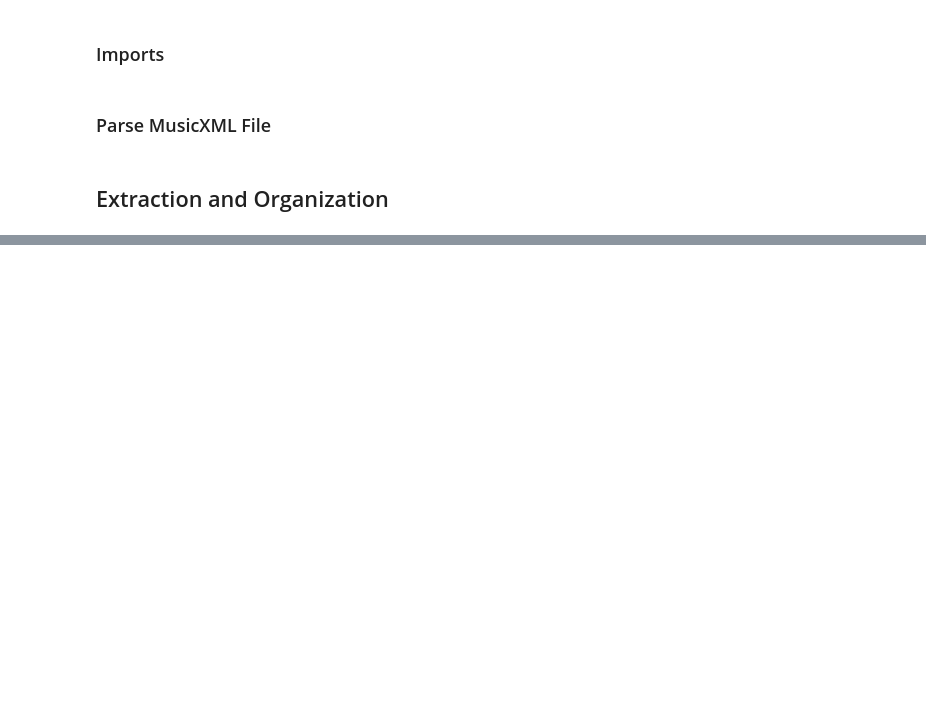
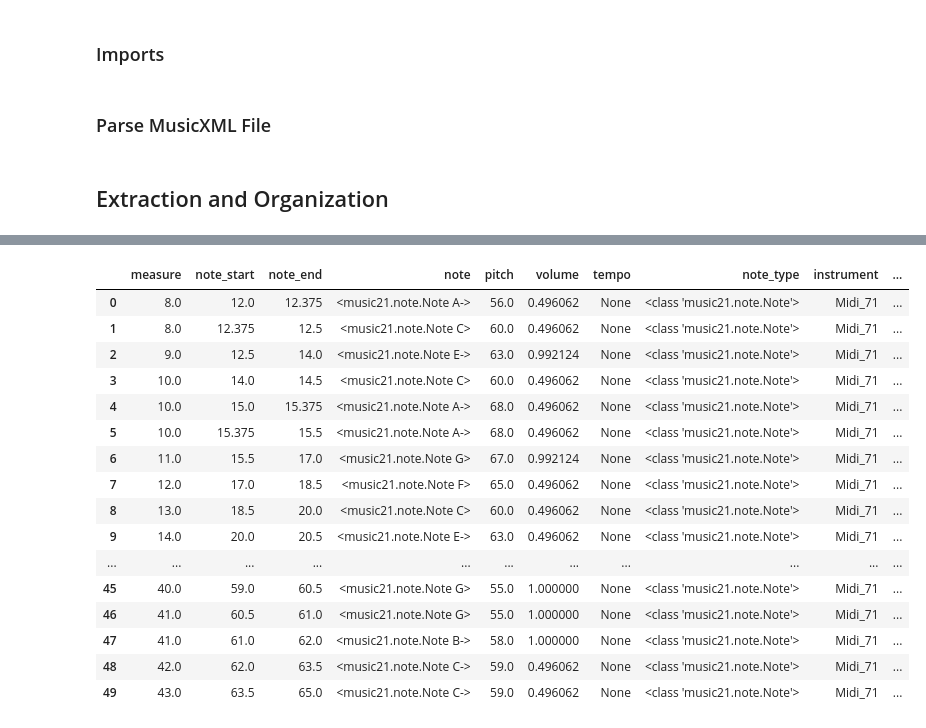
Before and after one commit to taylorakin17/music-visualizer, a Jupyter notebook: src/visualization.ipynb, the cells around one changed output, grey strips where cells are left out. Drawn from its saved outputs; the diff is of its cells as text; code cells hidden in the pictures; blank space fills up the shorter version.

Commit message:
Most recent vis nb with rolling sum

```diff
--- a/src/visualization.ipynb
+++ b/src/visualization.ipynb
@@ -128,0 +107,10 @@ df.groupby(['instrument']).mean()
+# %%
+# get rows where instrument is bassoon and note_type is note or rest
+# df1 = df.loc[(df['instrument'] == 'Midi_71') & (df['note_type'].isin([music21.note.Note, music21.note.Rest]))]
+df1 = df.loc[(df['instrument'] == 'Midi_71') & (df['note_type'] == music21.note.Note)]
+# mark the duplicates of note_start column first occurence
+df1['is_duplicate'] = df1.duplicated(subset='note_start', keep='first')
+df_first_bassoon = df1.loc[df1['is_duplicate'] == False]
+df_first_bassoon.head(10)
+df_first_bassoon.tail(10)
+# df1.plot(x="measure", figsize=(20, 20), subplots=True)
@@ -128,0 +134,44 @@ df.groupby(['instrument']).mean()
+# %%
+# define a function that takes in a row and returns the value for the new column
+def rolling_sum(row):
+    # create a rolling window that includes the current row and 4 rows above and below it
+    window = df_first_bassoon['note_start'].rolling(9, center=True, min_periods=1)
+    # exclude NaN values from the window and calculate the rolling sum
+    # return window.apply(calculate_difficulty).iloc[row.name]
+    # print(row)
+    # print what the window looks like using apply()
+    # window.apply(lambda x: print(x[~np.isnan(x)]))
+
+    return window.apply(lambda x: x[~np.isnan(x)].sum()).iloc[row.name]
+    return window.apply(calculate_difficulty).iloc[row.name]
+
+# translate the calculate_difficulty function into a function for use with pandas
+def calculate_difficulty(x):
+    return x[~np.isnan(x)].sum()
+    print(x)
+    return calculate_difficulty(x['note_start'], x['note_end'], x['pitch'], x['volume'], x['tempo'])
+# %%
+# reset the index of the dataframe
+df_first_bassoon = df_first_bassoon.reset_index(drop=True)
+# use apply() to create a new column based on the rolling sum of the values from other rows
+df_first_bassoon['rolling_sum'] = df_first_bassoon.apply(rolling_sum, axis=1)
+# restore the original index
+df_first_bassoon.head(50)
+# %% [output]
+|  | measure | note_start | note_end | note | pitch | volume | tempo | note_type | instrument | ... |
+| 0 | 8.0 | 12.0 | 12.375 | <music21.note.Note A-> | 56.0 | 0.496062 | None | <class 'music21.note.Note'> | Midi_71 | ... |
+| 1 | 8.0 | 12.375 | 12.5 | <music21.note.Note C> | 60.0 | 0.496062 | None | <class 'music21.note.Note'> | Midi_71 | ... |
+| 2 | 9.0 | 12.5 | 14.0 | <music21.note.Note E-> | 63.0 | 0.992124 | None | <class 'music21.note.Note'> | Midi_71 | ... |
+| 3 | 10.0 | 14.0 | 14.5 | <music21.note.Note C> | 60.0 | 0.496062 | None | <class 'music21.note.Note'> | Midi_71 | ... |
+| 4 | 10.0 | 15.0 | 15.375 | <music21.note.Note A-> | 68.0 | 0.496062 | None | <class 'music21.note.Note'> | Midi_71 | ... |
+| 5 | 10.0 | 15.375 | 15.5 | <music21.note.Note A-> | 68.0 | 0.496062 | None | <class 'music21.note.Note'> | Midi_71 | ... |
+| 6 | 11.0 | 15.5 | 17.0 | <music21.note.Note G> | 67.0 | 0.992124 | None | <class 'music21.note.Note'> | Midi_71 | ... |
+| 7 | 12.0 | 17.0 | 18.5 | <music21.note.Note F> | 65.0 | 0.496062 | None | <class 'music21.note.Note'> | Midi_71 | ... |
+| 8 | 13.0 | 18.5 | 20.0 | <music21.note.Note C> | 60.0 | 0.496062 | None | <class 'music21.note.Note'> | Midi_71 | ... |
+| 9 | 14.0 | 20.0 | 20.5 | <music21.note.Note E-> | 63.0 | 0.496062 | None | <class 'music21.note.Note'> | Midi_71 | ... |
+| ... | ... | ... | ... | ... | ... | ... | ... | ... | ... | ... |
+| 45 | 40.0 | 59.0 | 60.5 | <music21.note.Note G> | 55.0 | 1.000000 | None | <class 'music21.note.Note'> | Midi_71 | ... |
+| 46 | 41.0 | 60.5 | 61.0 | <music21.note.Note G> | 55.0 | 1.000000 | None | <class 'music21.note.Note'> | Midi_71 | ... |
+| 47 | 41.0 | 61.0 | 62.0 | <music21.note.Note B-> | 58.0 | 1.000000 | None | <class 'music21.note.Note'> | Midi_71 | ... |
+| 48 | 42.0 | 62.0 | 63.5 | <music21.note.Note C-> | 59.0 | 0.496062 | None | <class 'music21.note.Note'> | Midi_71 | ... |
+| 49 | 43.0 | 63.5 | 65.0 | <music21.note.Note C-> | 59.0 | 0.496062 | None | <class 'music21.note.Note'> | Midi_71 | ... |
```
Also changed, not shown: parts of 7 cells of this notebook.
